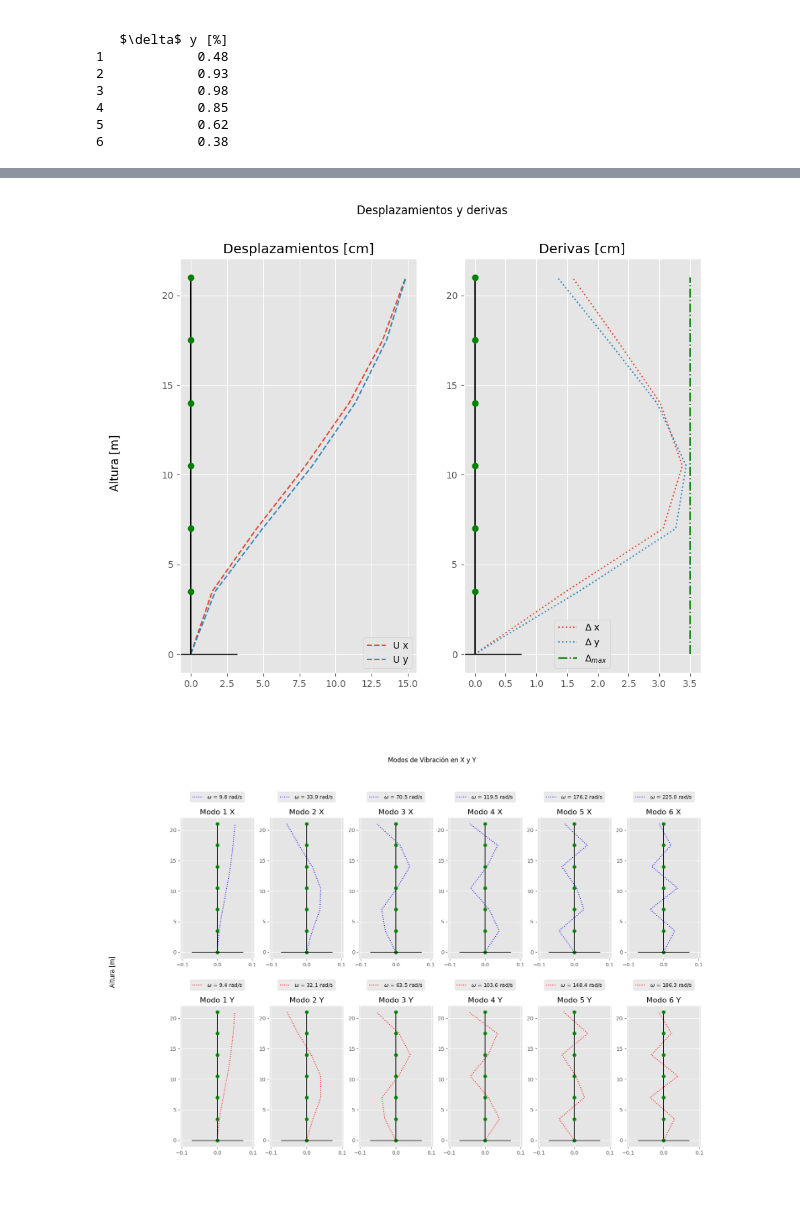
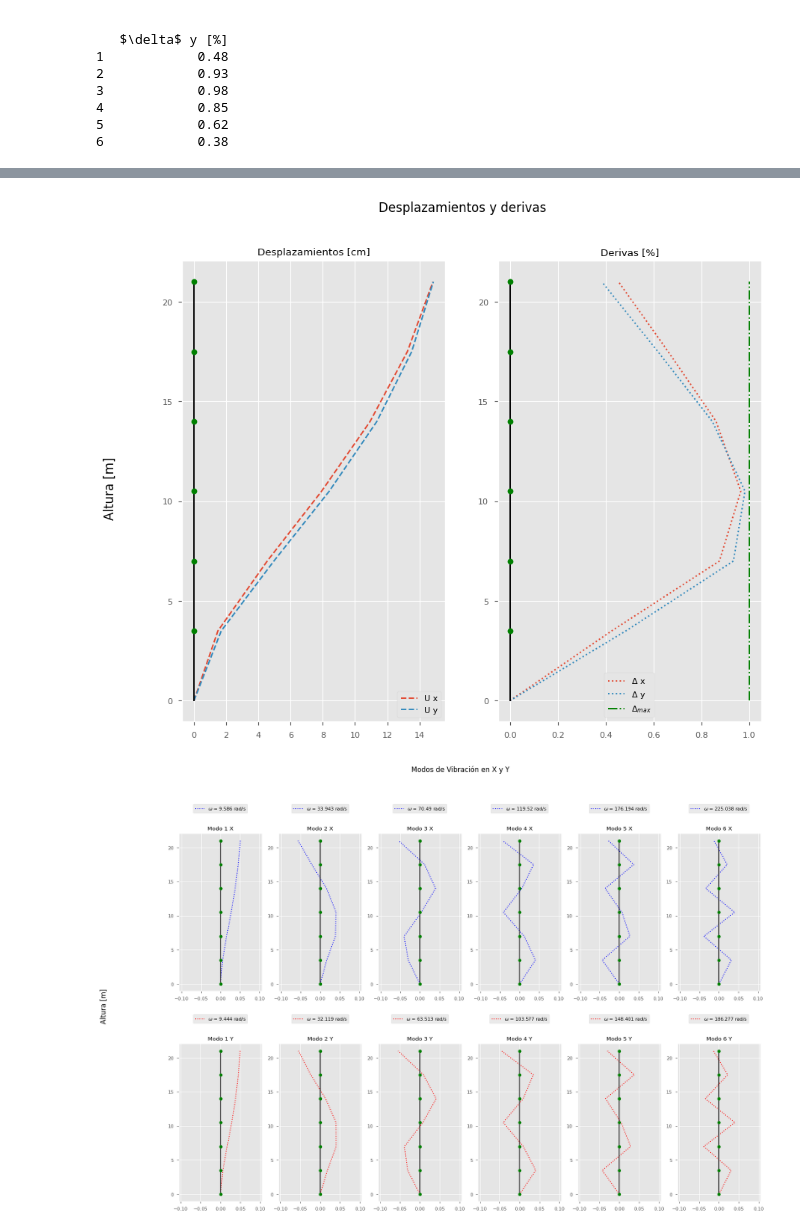
Before and after one commit to estebanhst/dinamica_estructural, a Jupyter notebook: taller3.ipynb, the cells around one changed output, grey strips where cells are left out. Saved outputs shown, nothing was run; the diff lists cells and outputs as text; code cells hidden in the pictures.

```diff
--- a/taller3.ipynb
+++ b/taller3.ipynb
@@ -603,7 +623,7 @@ datos_portico_Y = {
 }
 
 # ES IMPORTANTE NUMERAR EN ORDEN PRIMERO LAS COLUMNAS Y LUEGO LAS VIGAS
-K_c_x = matriz_rigidez_portico(datos_portico_X) # kN/m
-K_c_y = matriz_rigidez_portico(datos_portico_Y) # kN/m
+K_c_x = matriz_rigidez_portico(datos_portico_X, True) # kN/m
+K_c_y = matriz_rigidez_portico(datos_portico_Y, True) # kN/m
 np.savetxt("K_c_x.csv", K_c_x)
 np.savetxt("K_c_y.csv", K_c_y)
@@ -736,13 +766,13 @@ for i in range(2):
     ax.set_title(f"Desplazamientos {dir} [cm]")
     ax = fig.add_subplot(2,2,2*i+2)
     ax.grid(visible=True)
-    ax.plot(graf_Urel[:,i], graf_estruct, ':r')
+    ax.plot(graf_Urel[:,i]/h_entrepiso, graf_estruct, ':r')
     ax.plot(np.zeros(N_PISOS+1), graf_estruct, '-k')
     ax.plot(np.zeros(N_PISOS+1)[1:], graf_estruct[1:], 'og')
-    ax.plot(np.zeros(N_PISOS+1)+DeltaMAX, graf_estruct, '-.g', label=r'$\Delta_{max}$')
+    ax.plot(np.zeros(N_PISOS+1)+DeltaMAX/h_entrepiso, graf_estruct, '-.g', label=r'$\Delta_{max}$')
     ax.plot(0,0,'_k', markersize=100)
     ax.legend()
-    ax.set_title(f"Derivas {dir} [cm]")
+    ax.set_title(f"Derivas {dir} [%]")
 plt.show()
 
 fig = plt.figure()
@@ -762,14 +792,14 @@ ax.set_title("Desplazamientos [cm]")
 
 ax = fig.add_subplot(1,2,2)
 ax.grid(visible=True)
-ax.plot(graf_Urel[:,0], graf_estruct, ':', label=r'$\Delta$ x')
-ax.plot(graf_Urel[:,1], graf_estruct, ':', label=r'$\Delta$ y')
+ax.plot(graf_Urel[:,0]/h_entrepiso, graf_estruct, ':', label=r'$\Delta$ x')
+ax.plot(graf_Urel[:,1]/h_entrepiso, graf_estruct, ':', label=r'$\Delta$ y')
 ax.plot(np.zeros(N_PISOS+1), graf_estruct, '-k')
 ax.plot(np.zeros(N_PISOS+1)[1:], graf_estruct[1:], 'og')
-ax.plot(np.zeros(N_PISOS+1)+DeltaMAX, graf_estruct, '-.g', label=r'$\Delta_{max}$')
+ax.plot(np.zeros(N_PISOS+1)+DeltaMAX/h_entrepiso, graf_estruct, '-.g', label=r'$\Delta_{max}$')
 ax.plot(0,0,'_k', markersize=100)
 ax.legend()
-ax.set_title(f"Derivas [cm]")
+ax.set_title(f"Derivas [%]")
 plt.show()
 
 # MODOS
@@ -780,7 +810,7 @@ fig.supylabel('Altura [m]')
 for i in range(N_PISOS):
     ax = fig.add_subplot(2,N_PISOS,1+i)
     ax.grid(visible=True)
-    ax.plot(graf_Phi_x[:,i], graf_estruct, ':b', label=r"$\omega$"+f" = {ome_x[i].round(1)} rad/s")
+    ax.plot(graf_Phi_x[:,i], graf_estruct, ':b', label=r"$\omega$"+f" = {ome_x[i].round(3)} rad/s")
     ax.plot(np.zeros(N_PISOS+1), graf_estruct, '-k')
     ax.plot(np.zeros(N_PISOS+1), graf_estruct, 'og')
     ax.plot(0,0,'_k', markersize=100)
@@ -795,7 +825,7 @@ for i in range(N_PISOS):
 
     ax = fig.add_subplot(2,N_PISOS,1+N_PISOS+i)
     ax.grid(visible=True)
-    ax.plot(graf_Phi_y[:,i], graf_estruct, ':r', label=r"$\omega$"+f" = {ome_y[i].round(1)} rad/s")
+    ax.plot(graf_Phi_y[:,i], graf_estruct, ':r', label=r"$\omega$"+f" = {ome_y[i].round(3)} rad/s")
     ax.plot(np.zeros(N_PISOS+1), graf_estruct, '-k')
     ax.plot(np.zeros(N_PISOS+1), graf_estruct, 'og')
     ax.plot(0,0,'_k', markersize=100)
@@ -808,44 +838,4 @@ for i in range(N_PISOS):
         bbox_to_anchor=(0.5, 1.2))
     ax.set_xlim([-lim, lim])
 plt.show()
-
-plt.style.use('seaborn-paper')
-
-# TIEMPO HISTORIA
-fig = plt.figure()
-fig.suptitle("Respuesta de las ecuaciones desacopladas")
-ax1 = fig.add_subplot(2,1,1)
-ax2 = fig.add_subplot(2,1,2, sharex=ax1)
-
-ax1.plot(Japon2011[:,0], th_eta[X].T, label=[f'Modo {i+1}' for i in range(N_PISOS)])
-ax1.set_title('Dirección X')
-# ax1.set_xlabel('Tiempo (s)')
-ax1.set_ylabel(r'$\eta$')
-ax1.legend()
-
-ax2.plot(Japon2011[:,0], th_eta[Y].T, label=[f'Modo {i+1}' for i in range(N_PISOS)])
-ax2.set_title('Dirección Y')
-ax2.set_xlabel('Tiempo (s)')
-ax2.set_ylabel(r'$\eta$')
-ax2.legend()
-plt.show()
-
-fig = plt.figure()
-fig.suptitle("Desplazamientos")
-fig.supylabel("U (m)")
-fig.supxlabel('Tiempo (s)')
-ax1 = fig.add_subplot(N_PISOS,2,1)
-ax1.set_title('Dirección X')
-# ax1.set_xlabel('Tiempo (s)')
-ax2 = fig.add_subplot(N_PISOS,2,2)
-ax2.set_title('Dirección Y')
-# ax2.set_xlabel('Tiempo (s)')
-for piso in range(N_PISOS):
-    ax = fig.add_subplot(N_PISOS,2,2*piso+1, sharex=ax1)
-    ax.plot(Japon2011[:,0], th_U[X][N_PISOS-piso-1,:], label=f'Piso {N_PISOS-piso}')
-    ax.legend()
-    ax=fig.add_subplot(N_PISOS,2,2*piso+2, sharex=ax2)
-    ax.plot(Japon2011[:,0], th_U[Y][N_PISOS-piso-1,:], label=f'Piso {N_PISOS-piso}')
-    ax.legend()
-plt.show()
 # %% [output]
@@ -853,2 +843,2 @@ plt.show()
-[figure, old version]
+[figure, new version]
-[figure, old version]
+[figure, new version]
```
Also changed, not shown: parts of 13 cells of this notebook.
